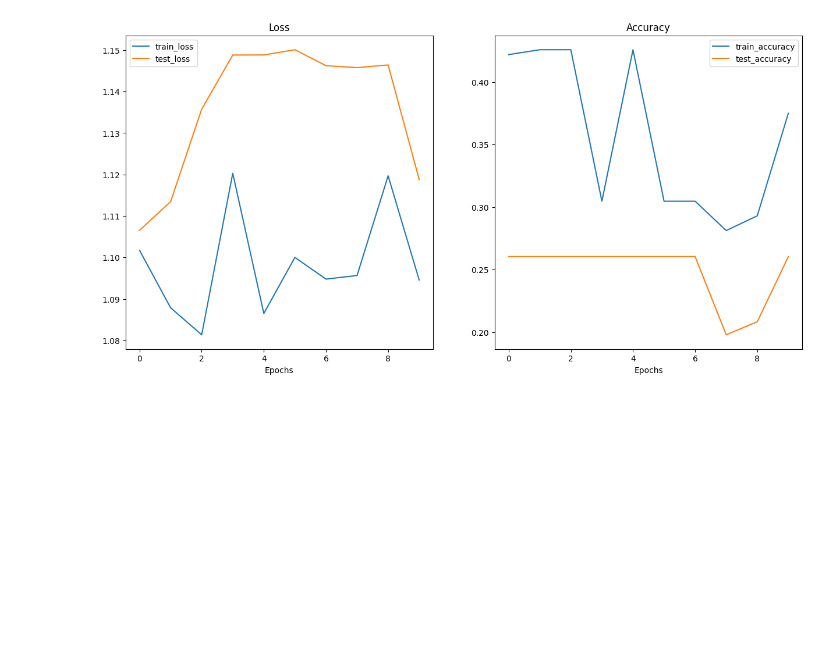
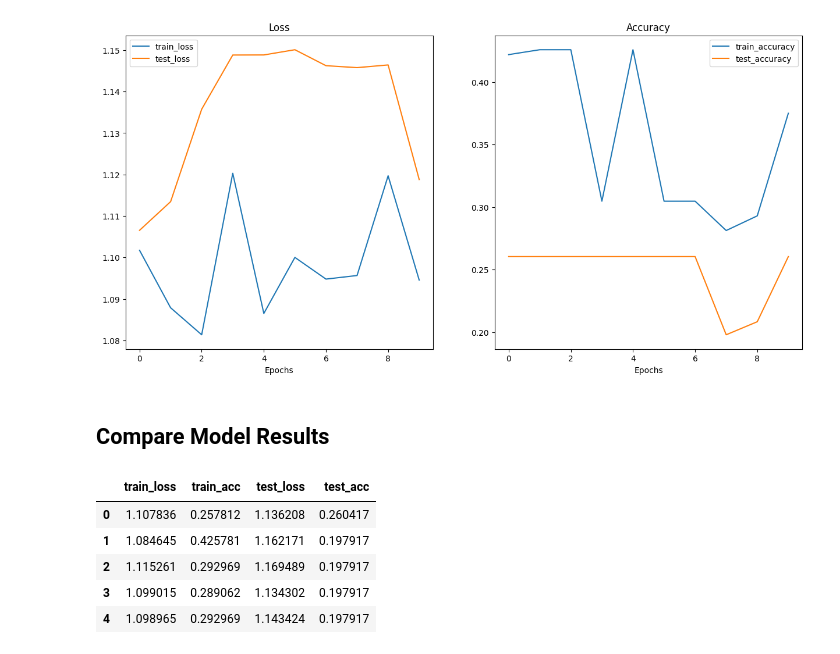
Before and after one commit to AmanullaChishty/Pytorch, a Jupyter notebook: CV_Custom_dataset.ipynb, the cells around one changed output. Saved outputs shown, nothing was run; the diff lists cells and outputs as text; code cells hidden in the pictures; blank space fills up the shorter version.

```diff
--- a/CV_Custom_dataset.ipynb
+++ b/CV_Custom_dataset.ipynb
@@ -780,3 +774,16 @@ Epoch:10 | train_loss:1.0945 | train_acc:0.3750 | test_loss:1.1188 | test_acc:0.
 plot_loss_curves(model_1_results)
 # %% [output]
 [figure]
+# %% [markdown]
+## Compare Model Results
+# %%
+model_0_df = pd.DataFrame(model_0_results)
+model_1_df = pd.DataFrame(model_1_results)
+model_0_df.head()
+# %% [output]
+|  | train_loss | train_acc | test_loss | test_acc |
+| 0 | 1.107836 | 0.257812 | 1.136208 | 0.260417 |
+| 1 | 1.084645 | 0.425781 | 1.162171 | 0.197917 |
+| 2 | 1.115261 | 0.292969 | 1.169489 | 0.197917 |
+| 3 | 1.099015 | 0.289062 | 1.134302 | 0.197917 |
+| 4 | 1.098965 | 0.292969 | 1.143424 | 0.197917 |
```
Also changed, not shown: parts of 2 cells of this notebook.
